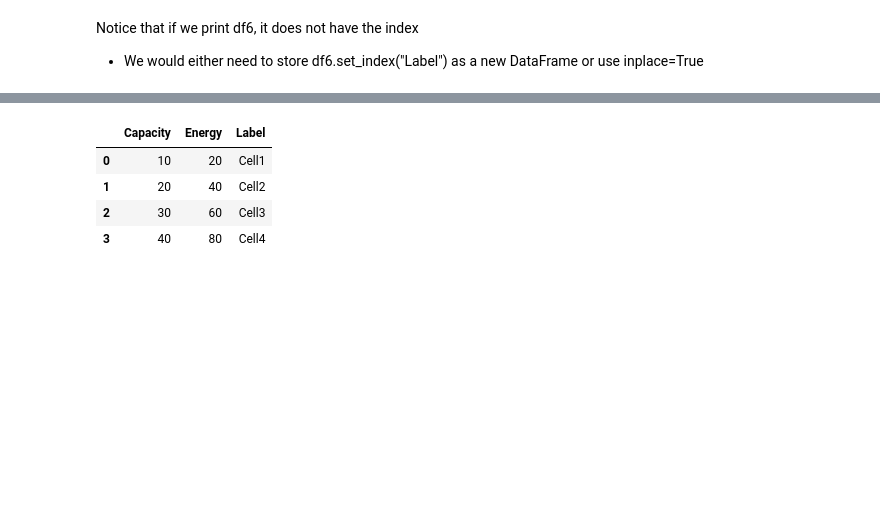
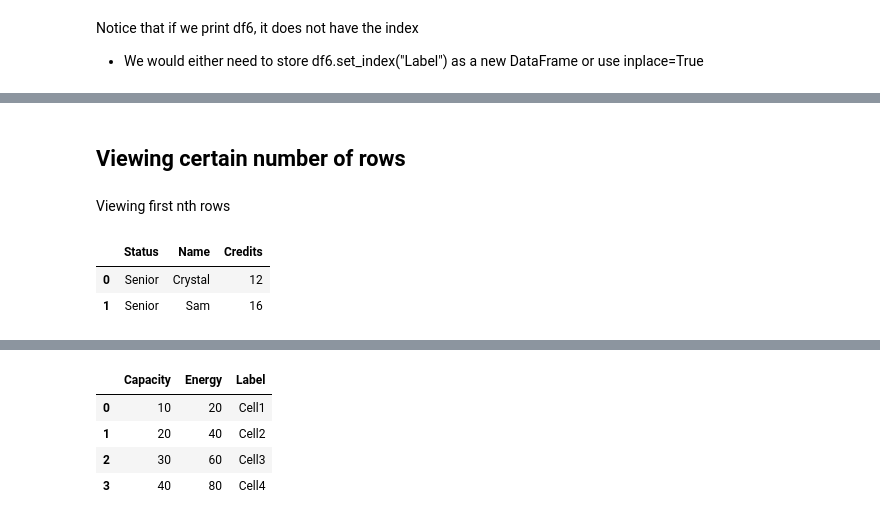
Before and after one commit to Feitumtum/CHBE469-Lecture-Code, a Jupyter notebook: Module-2/Lec-2-Pandas.ipynb, the cells around one changed output, grey strips where cells are left out. Cells and saved outputs as stored; diff of their text form; code cells hidden in the pictures; blank space fills up the shorter version.

```diff
--- a/Module-2/Lec-2-Pandas.ipynb
+++ b/Module-2/Lec-2-Pandas.ipynb
@@ -640,0 +662,10 @@ Notice that if we print df6, it does not have the index
+# %% [markdown]
+## Viewing certain number of rows
+# %% [markdown]
+Viewing first nth rows
+# %%
+df5.head(2)
+# %% [output]
+|  | Status | Name | Credits |
+| 0 | Senior | Crystal | 12 |
+| 1 | Senior | Sam | 16 |
```
Also changed, not shown: parts of 16 cells of this notebook, 44 other files.
